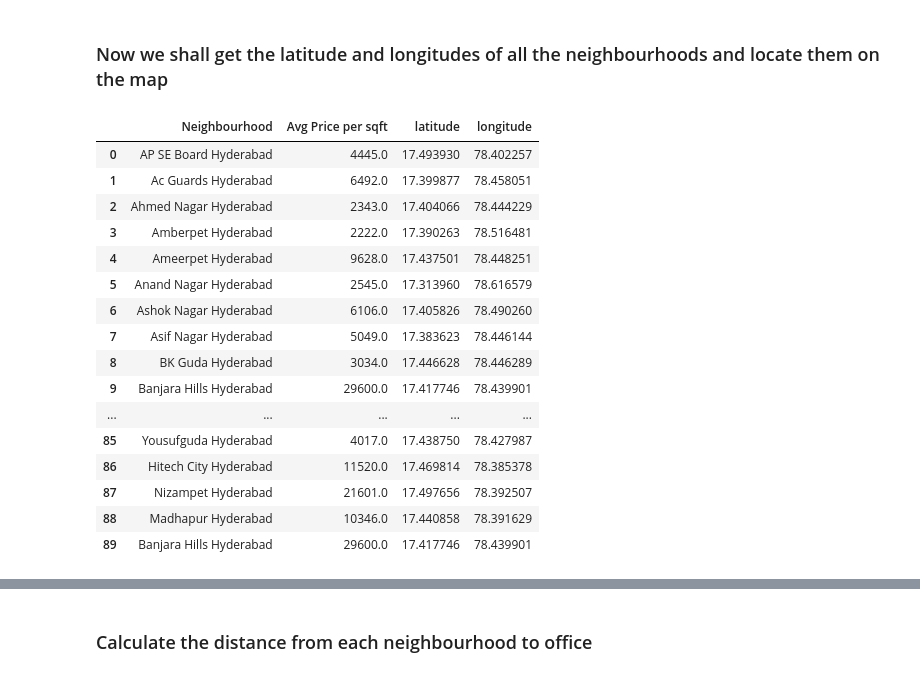
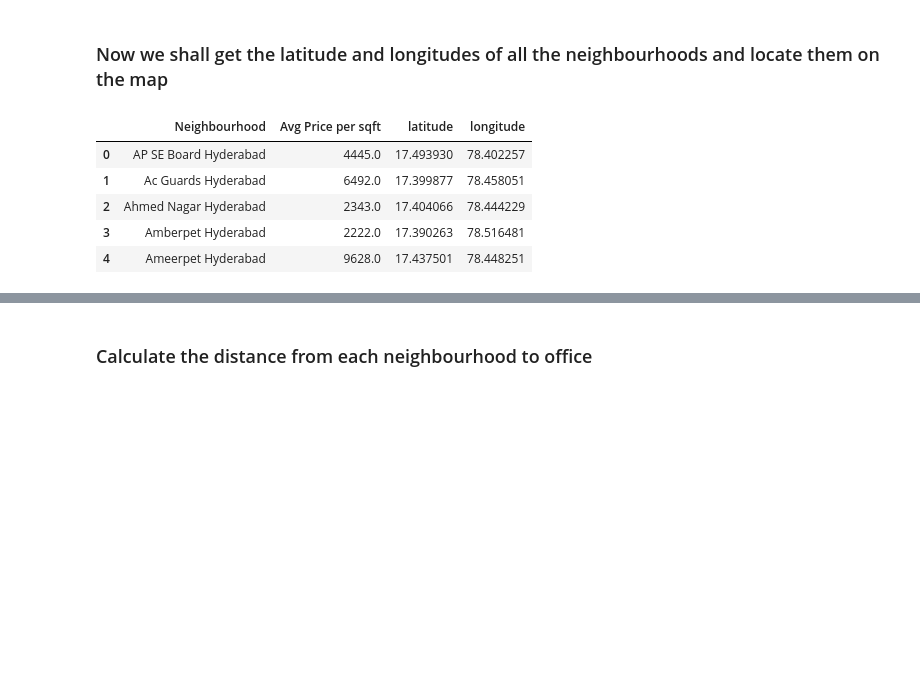
Before and after one commit to Poojakatta/THE-BATTLE-OF-NEIGHBOURHOODS-WEEK1-, a Jupyter notebook: BATTLE OF NEIGHBORHOODS(WEEK2).ipynb, the cells around one changed output, grey strips where cells are left out. Saved outputs shown, nothing was run; the diff lists cells and outputs as text; code cells hidden in the pictures; blank space fills up the shorter version.

```diff
--- a/BATTLE OF NEIGHBORHOODS(WEEK2).ipynb
+++ b/BATTLE OF NEIGHBORHOODS(WEEK2).ipynb
@@ -58,7 +63,7 @@ hyderabad_neighbourhoods.head()
 | 4 | 4 | Ameerpet Hyderabad | 9628.0 |
 # %%
 hyderabad_neighbourhoods=hyderabad_neighbourhoods[hyderabad_neighbourhoods.Neighbourhood != 'Chaitanyapuri Colony Hyderabad']
-#hyderabad_neighbourhoods.drop(['Unnamed: 0'],axis=1,inplace = True)
+hyderabad_neighbourhoods.drop(['Unnamed: 0'],axis=1,inplace = True)
 # %% [markdown]
 ### Locating Google Office on Map ###
 # %%
@@ -92,34 +97,23 @@ map_Hyderabad
 # %%
 latitude=[]
 longitude =[]
 
 for i in range(len(hyderabad_neighbourhoods)):
     geolocator = Nominatim(user_agent="latlan_explorer")
     location = geolocator.geocode(hyderabad_neighbourhoods.iloc[i,0])
     latitude.append(location.latitude)
     longitude.append(location.longitude)
 
 hyderabad_neighbourhoods['latitude'] = latitude
 hyderabad_neighbourhoods['longitude'] = longitude
-hyderabad_neighbourhoods
+hyderabad_neighbourhoods.head()
 # %% [output]
 |  | Neighbourhood | Avg Price per sqft | latitude | longitude |
 | 0 | AP SE Board Hyderabad | 4445.0 | 17.493930 | 78.402257 |
 | 1 | Ac Guards Hyderabad | 6492.0 | 17.399877 | 78.458051 |
 | 2 | Ahmed Nagar Hyderabad | 2343.0 | 17.404066 | 78.444229 |
 | 3 | Amberpet Hyderabad | 2222.0 | 17.390263 | 78.516481 |
 | 4 | Ameerpet Hyderabad | 9628.0 | 17.437501 | 78.448251 |
-| 5 | Anand Nagar Hyderabad | 2545.0 | 17.313960 | 78.616579 |
-| 6 | Ashok Nagar Hyderabad | 6106.0 | 17.405826 | 78.490260 |
-| 7 | Asif Nagar Hyderabad | 5049.0 | 17.383623 | 78.446144 |
-| 8 | BK Guda Hyderabad | 3034.0 | 17.446628 | 78.446289 |
-| 9 | Banjara Hills Hyderabad | 29600.0 | 17.417746 | 78.439901 |
-| ... | ... | ... | ... | ... |
-| 85 | Yousufguda Hyderabad | 4017.0 | 17.438750 | 78.427987 |
-| 86 | Hitech City Hyderabad | 11520.0 | 17.469814 | 78.385378 |
-| 87 | Nizampet Hyderabad | 21601.0 | 17.497656 | 78.392507 |
-| 88 | Madhapur Hyderabad | 10346.0 | 17.440858 | 78.391629 |
-| 89 | Banjara Hills Hyderabad | 29600.0 | 17.417746 | 78.439901 |
 # %%
 # create map of Hyderabad showing Google office using latitude and longitude values
 map_Hyderabad = folium.Map(location=[office_latitude, office_longitude], zoom_start=10)
```
Also changed, not shown: parts of 25 cells of this notebook.
